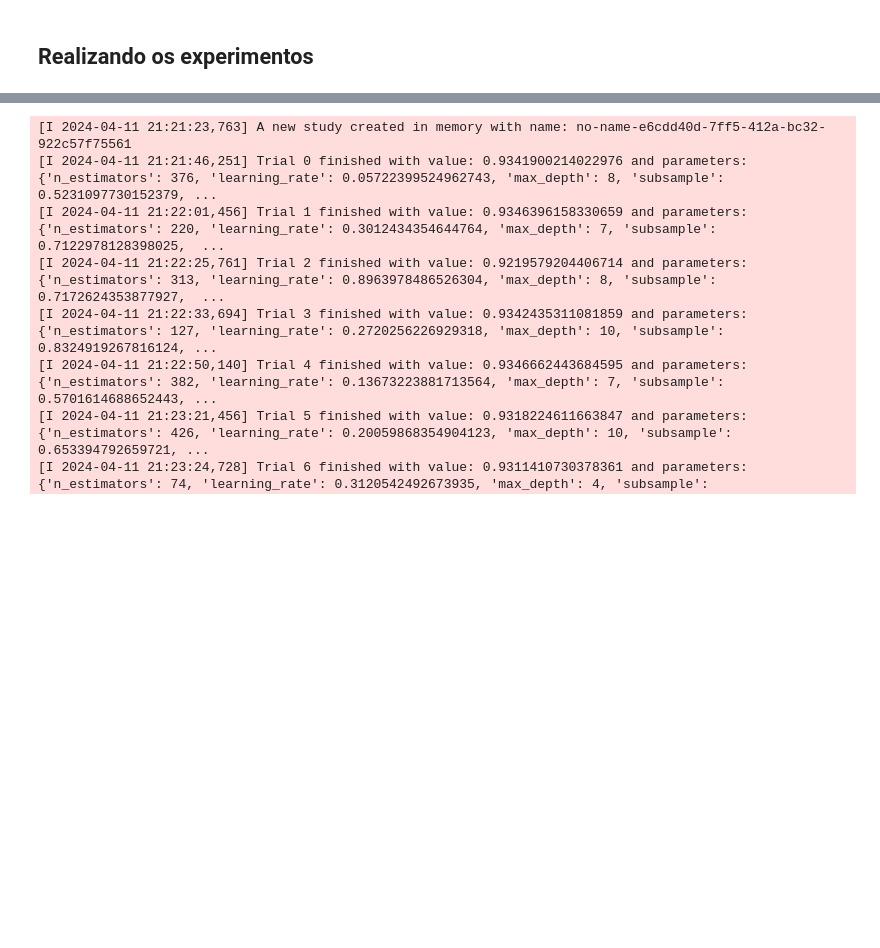
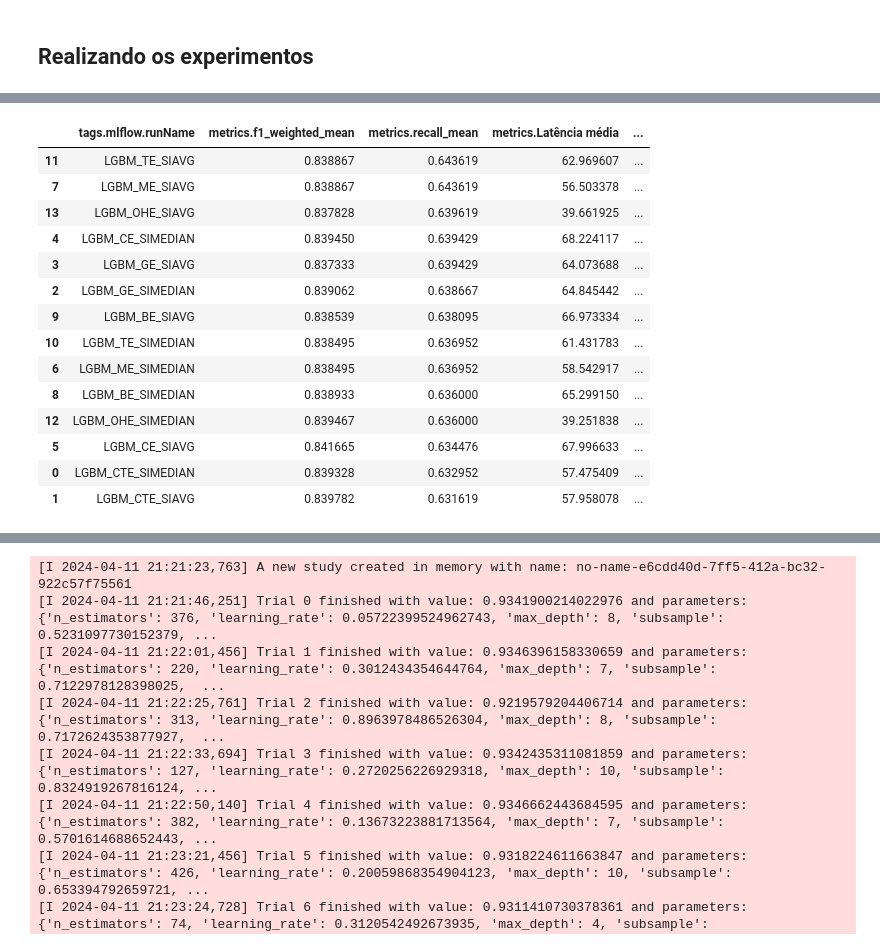
Before and after one commit to dnsrsdata/preditor_fraude, a Jupyter notebook: notebooks/model_experimentation.ipynb, the cells around one changed output, grey strips where cells are left out. Cells and saved outputs as stored; diff of their text form; code cells hidden in the pictures; blank space fills up the shorter version.

```diff
--- a/notebooks/model_experimentation.ipynb
+++ b/notebooks/model_experimentation.ipynb
@@ -567,0 +717,29 @@ Para tal, usaremos o **Optuna**.
+# %%
+# Definindo as colunas de interesse
+colunas_para_buscar = ["tags.mlflow.runName", 'metrics.f1_weighted_mean',
+                       'metrics.recall_mean', 'metrics.Latência média',
+                       'metrics.recall_fold_1', 'metrics.recall_fold_2',
+                       'metrics.recall_fold_3', 'metrics.recall_fold_4',
+                       'metrics.recall_fold_5']
+
+# Buscando os melhores modelos
+runs = mlflow.search_runs()[colunas_para_buscar]
+
+# Ordenando por recall médio
+runs.sort_values(by="metrics.recall_mean", ascending=False)
+# %% [output]
+|  | tags.mlflow.runName | metrics.f1_weighted_mean | metrics.recall_mean | metrics.Latência média | ... |
+| 11 | LGBM_TE_SIAVG | 0.838867 | 0.643619 | 62.969607 | ... |
+| 7 | LGBM_ME_SIAVG | 0.838867 | 0.643619 | 56.503378 | ... |
+| 13 | LGBM_OHE_SIAVG | 0.837828 | 0.639619 | 39.661925 | ... |
+| 4 | LGBM_CE_SIMEDIAN | 0.839450 | 0.639429 | 68.224117 | ... |
+| 3 | LGBM_GE_SIAVG | 0.837333 | 0.639429 | 64.073688 | ... |
+| 2 | LGBM_GE_SIMEDIAN | 0.839062 | 0.638667 | 64.845442 | ... |
+| 9 | LGBM_BE_SIAVG | 0.838539 | 0.638095 | 66.973334 | ... |
+| 10 | LGBM_TE_SIMEDIAN | 0.838495 | 0.636952 | 61.431783 | ... |
+| 6 | LGBM_ME_SIMEDIAN | 0.838495 | 0.636952 | 58.542917 | ... |
+| 8 | LGBM_BE_SIMEDIAN | 0.838933 | 0.636000 | 65.299150 | ... |
+| 12 | LGBM_OHE_SIMEDIAN | 0.839467 | 0.636000 | 39.251838 | ... |
+| 5 | LGBM_CE_SIAVG | 0.841665 | 0.634476 | 67.996633 | ... |
+| 0 | LGBM_CTE_SIMEDIAN | 0.839328 | 0.632952 | 57.475409 | ... |
+| 1 | LGBM_CTE_SIAVG | 0.839782 | 0.631619 | 57.958078 | ... |
```
Also changed, not shown: parts of 9 cells of this notebook.
